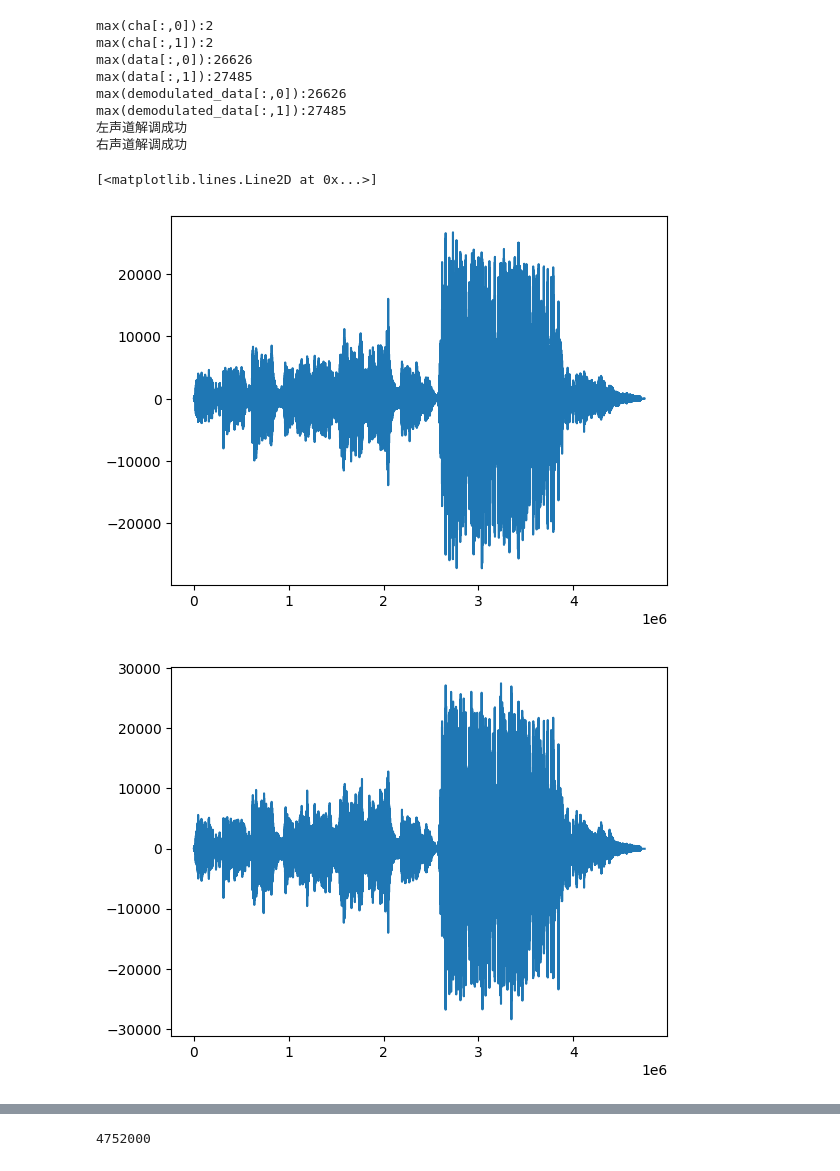
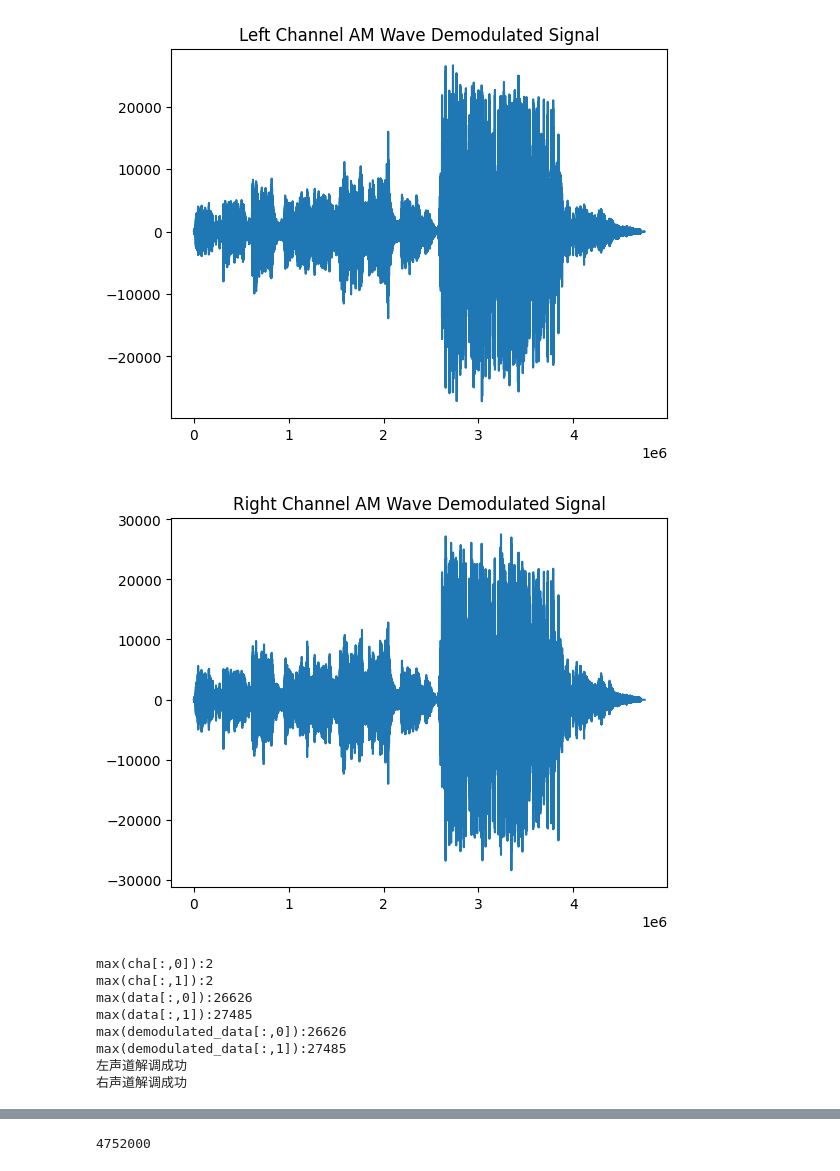
Before and after one commit to YFC0254/Up-Load, a Jupyter notebook: 通信原理/思考题1.ipynb, the cells around one changed output, grey strips where cells are left out. Drawn from its saved outputs; the diff is of its cells as text; code cells hidden in the pictures.

```diff
--- a/通信原理/思考题1.ipynb
+++ b/通信原理/思考题1.ipynb
@@ -45,13 +70,19 @@ plt.show()
 demodulated_data = np.empty_like(modulated_data)
 demodulated_data[:, 0] = modulated_data[:, 0] * carrier#左声道解调
 demodulated_data[:, 1] = modulated_data[:, 1] * carrier#右声道解调
-# plt.figure()
-# plt.plot(demodulated_data)
+
+# 绘制AM解调信号
+plt.figure("左声道AM波解调信号")
+plt.title("Left Channel AM Wave Demodulated Signal")
+plt.plot(np.arange(len(demodulated_data[:, 0])),demodulated_data[:, 0])
+plt.figure("右声道AM波解调信号")
+plt.title("Right Channel AM Wave Demodulated Signal")
+plt.plot(np.arange(len(demodulated_data[:, 1])),demodulated_data[:, 1])
+plt.show()
 # if(demodulated_data==data).all():
 #     print("解调成功")
 # else:
 #     print("解调失败")
-
 
 #判断是否解调成功
 cha=demodulated_data-data
@@ -65,49 +96,43 @@ if(max(cha[0])//max(data[:,0])<0.001):
     print("左声道解调成功")
 else:
     print("左声道解调失败")
 
 if(max(cha[1])//max(data[:,1])<0.001):
     print("右声道解调成功")
 else:
     print("右声道解调失败")
 
-# 绘制解调信号
-plt.figure("左声道AM波x调制信号")
-plt.plot(np.arange(len(demodulated_data[:, 0])),demodulated_data[:, 0])
-plt.figure("右声道AM波x调制信号")
-plt.plot(np.arange(len(demodulated_data[:, 1])),demodulated_data[:, 1])
 
 # for i in range(0,len(data)):
 # print(cha)
 # sum_left=sum_right=0
 # for i in range(0,len(cha)):
 #     if cha[i][0]!=0:
 #         sum_left+=1
 #     if cha[i][1]!=0:
 #         sum_right+=1
 # print(f"sum_left:{sum_left}")
 # print(f"sum_right:{sum_right}")
 
 # if(demodulated_data[:,0]==data[:,0]).all():
 #     print("左声道解调成功")
 # else:
 #     print("左声道解调失败")
 # if(demodulated_data[:,1]==data[:,1]).all():
 #     print("右声道解调成功")
 # else:
 #     print("右声道解调失败")
 # %% [output]
-max(cha[:,0]):2
-max(cha[:,1]):2
-max(data[:,0]):26626
-max(data[:,1]):27485
-max(demodulated_data[:,0]):26626
-max(demodulated_data[:,1]):27485
-左声道解调成功
-右声道解调成功
-[<matplotlib.lines.Line2D at 0x...>]
-[figure, old version]
+[figure, new version]
-[figure, old version]
+[figure, new version]
+max(cha[:,0]):2
+max(cha[:,1]):2
+max(data[:,0]):26626
+max(data[:,1]):27485
+max(demodulated_data[:,0]):26626
+max(demodulated_data[:,1]):27485
+左声道解调成功
+右声道解调成功
 # %%
 # 对AM信号进行DSB调制
 # 分别对左右声道分别做DSB调制
```
Also changed, not shown: parts of 4 cells of this notebook.
